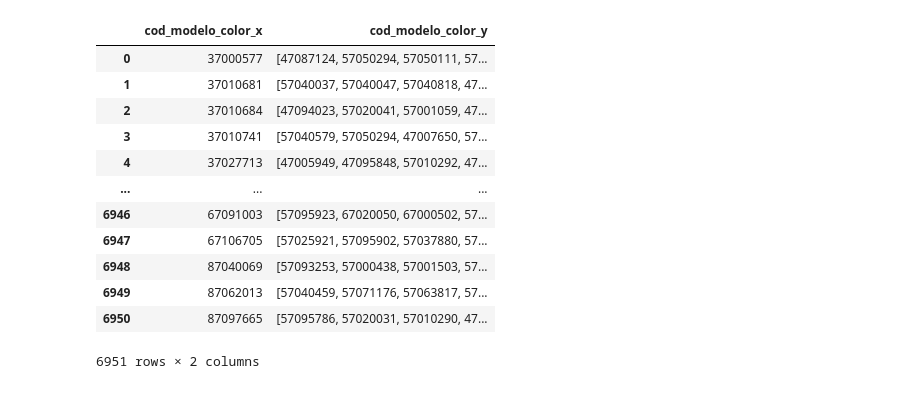
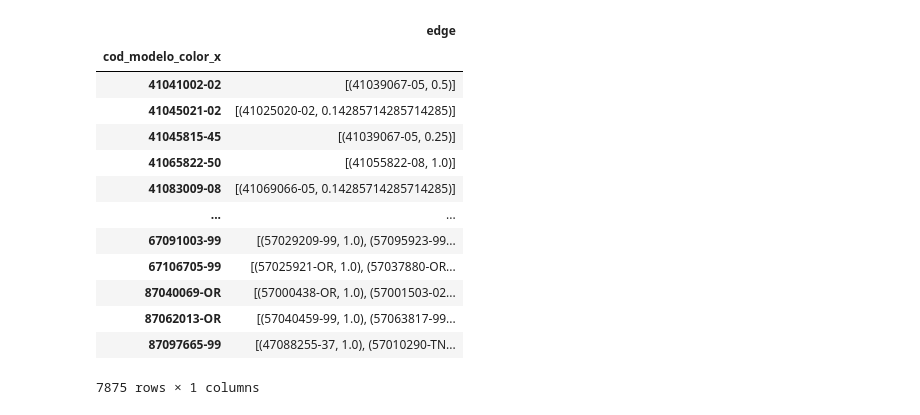
Before and after one commit to pauamargant/Datathon_fme_2023, a Jupyter notebook: postive_examples.ipynb, the cells around one changed output. Saved outputs shown, nothing was run; the diff lists cells and outputs as text; code cells hidden in the pictures.

```diff
--- a/postive_examples.ipynb
+++ b/postive_examples.ipynb
@@ -6,24 +6,39 @@ path = "dataset/"
 
 outfit_data = pd.read_csv(path + "/outfit_data.csv")
 product_data = pd.read_csv(path + "/product_data.csv")
+# %%
+non_interseting = product_data[product_data['des_product_family'].isin(['Fragances', 'Deco Accessories', 'Intimate', 'Deco Textiles', 'Bedding'])]
+
+non_interseting_codes = non_interseting['cod_modelo_color']
+outfit_data = outfit_data[~outfit_data['cod_modelo_color'].isin(non_interseting_codes)]
 # %%
-outfit_data['cod_modelo_color'] = outfit_data['cod_modelo_color'].str.slice(stop=-3)
+# outfit_data['cod_modelo_color'] = outfit_data['cod_modelo_color'].str.slice(stop=-3)
 outfit_data = outfit_data.drop_duplicates()
+product_counts = outfit_data.groupby('cod_modelo_color').size().reset_index(name='counts')
+
 merged_df = pd.merge(outfit_data, outfit_data, how='left', on='cod_outfit')
-merged_df = merged_df[merged_df['cod_modelo_color_x'] != merged_df['cod_modelo_color_y']]
-merged_df = merged_df.groupby('cod_modelo_color_x').agg({'cod_modelo_color_y': lambda x: list(x)}).reset_index()
+merged_df = merged_df[merged_df['cod_modelo_color_x'] > merged_df['cod_modelo_color_y']]
+merged_df = merged_df.groupby(['cod_modelo_color_x', 'cod_modelo_color_y']).size().reset_index(name='weight')
+
+# normalize the weights by the number of times the product appears in an outfit
+merged_df = pd.merge(merged_df, product_counts, how='left', left_on='cod_modelo_color_x', right_on='cod_modelo_color')
+merged_df['weight'] = merged_df['weight'] / merged_df['counts']
+
+merged_df['edge'] = merged_df.apply(lambda x: (x['cod_modelo_color_y'], x['weight']), axis=1)
+merged_df = merged_df.groupby('cod_modelo_color_x').agg({'edge': lambda x: list(x)})
 merged_df
 # %% [output]
-|  | cod_modelo_color_x | cod_modelo_color_y |
-| 0 | 37000577 | [47087124, 57050294, 57050111, 57... |
-| 1 | 37010681 | [57040037, 57040047, 57040818, 47... |
-| 2 | 37010684 | [47094023, 57020041, 57001059, 47... |
-| 3 | 37010741 | [57040579, 57050294, 47007650, 57... |
-| 4 | 37027713 | [47005949, 47095848, 57010292, 47... |
-| ... | ... | ... |
-| 6946 | 67091003 | [57095923, 67020050, 67000502, 57... |
-| 6947 | 67106705 | [57025921, 57095902, 57037880, 57... |
-| 6948 | 87040069 | [57093253, 57000438, 57001503, 57... |
-| 6949 | 87062013 | [57040459, 57071176, 57063817, 57... |
-| 6950 | 87097665 | [57095786, 57020031, 57010290, 47... |
+|  | edge |
+| cod_modelo_color_x |  |
+| 41041002-02 | [(41039067-05, 0.5)] |
+| 41045021-02 | [(41025020-02, 0.14285714285714285)] |
+| 41045815-45 | [(41039067-05, 0.25)] |
+| 41065822-50 | [(41055822-08, 1.0)] |
+| 41083009-08 | [(41069066-05, 0.14285714285714285)] |
+| ... | ... |
+| 67091003-99 | [(57029209-99, 1.0), (57095923-99... |
+| 67106705-99 | [(57025921-OR, 1.0), (57037880-OR... |
+| 87040069-OR | [(57000438-OR, 1.0), (57001503-02... |
+| 87062013-OR | [(57040459-99, 1.0), (57063817-99... |
+| 87097665-99 | [(47088255-37, 1.0), (57010290-TN... |
-6951 rows × 2 columns
+7875 rows × 1 columns
```
Also changed, not shown: parts of 5 cells of this notebook, 1 other file.
